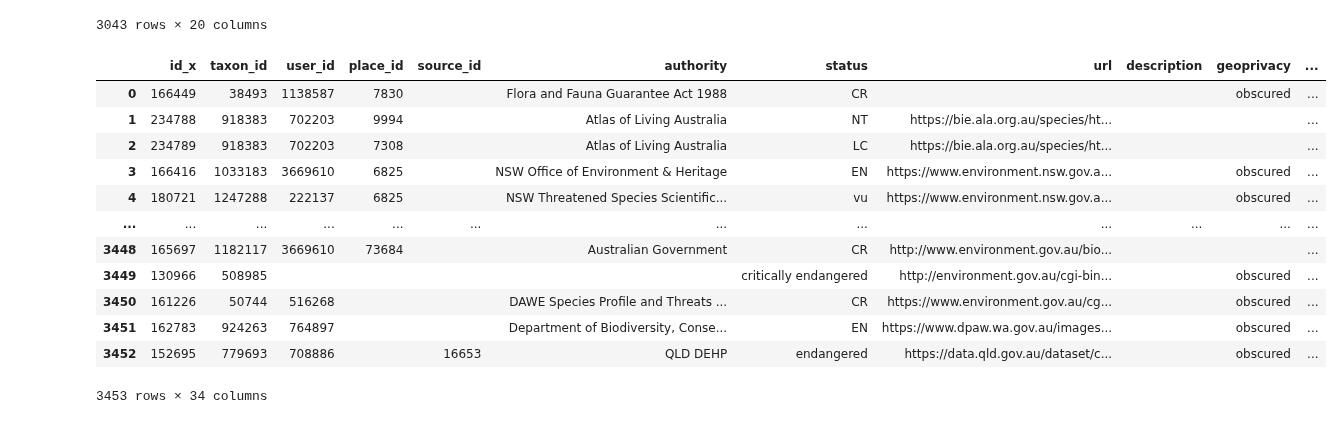
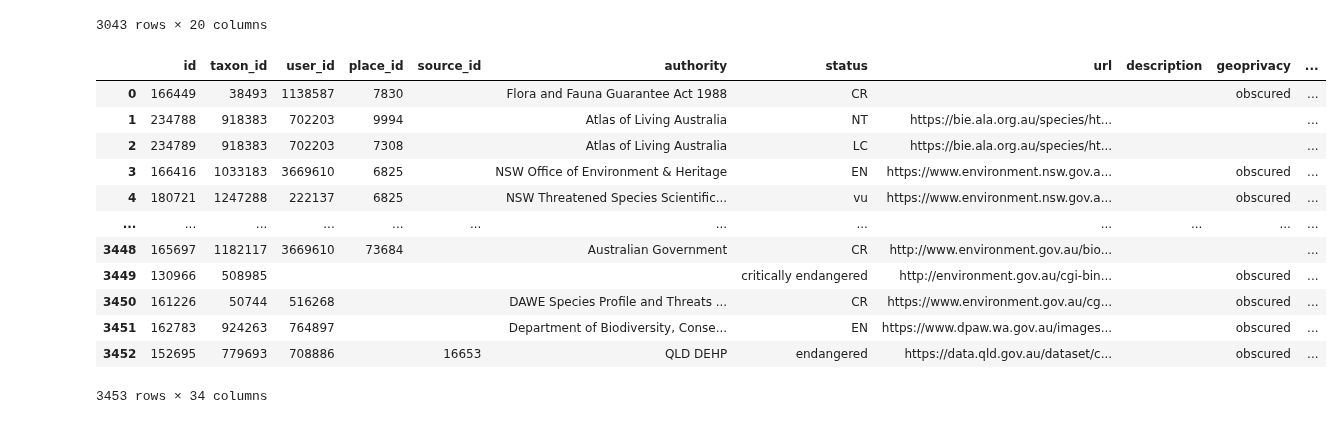
Before and after one commit to AtlasOfLivingAustralia/authoritative-lists, a Jupyter notebook: source-code/py-notebook/inaturalist-statuses/collate-status-taxa.ipynb, the cells around one changed output. Drawn from its saved outputs; the diff is of its cells as text; code cells hidden in the pictures.

```diff
--- a/source-code/py-notebook/inaturalist-statuses/collate-status-taxa.ipynb
+++ b/source-code/py-notebook/inaturalist-statuses/collate-status-taxa.ipynb
@@ -275,0 +278,3 @@ inactivetaxa
+# %%
+inactivetaxa = pd.read_csv(sourcedir+"inat-aust-inactive-taxon.csv", dtype=str)
+inactivetaxa
@@ -298,9 +318,12 @@ alltaxa
 # %%
 # now merge back with the original australian statuses and save locally
 taxastatus = pd.merge(dfaus,alltaxa,how="left", on="taxon_id")
+#taxastatus
+#taxastatus.drop(['id_y'])
+taxastatus = taxastatus.rename(columns={'id_x':'id'})
 taxastatus
 # %% [output]
-|  | id_x | taxon_id | user_id | place_id | source_id | authority | status | url | description | geoprivacy | ... |
+|  | id | taxon_id | user_id | place_id | source_id | authority | status | url | description | geoprivacy | ... |
 | 0 | 166449 | 38493 | 1138587 | 7830 |  | Flora and Fauna Guarantee Act 1988 | CR |  |  | obscured | ... |
 | 1 | 234788 | 918383 | 702203 | 9994 |  | Atlas of Living Australia | NT | https://bie.ala.org.au/species/ht... |  |  | ... |
 | 2 | 234789 | 918383 | 702203 | 7308 |  | Atlas of Living Australia | LC | https://bie.ala.org.au/species/ht... |  |  | ... |
```
Also changed, not shown: parts of 9 cells of this notebook, 1 other file.
